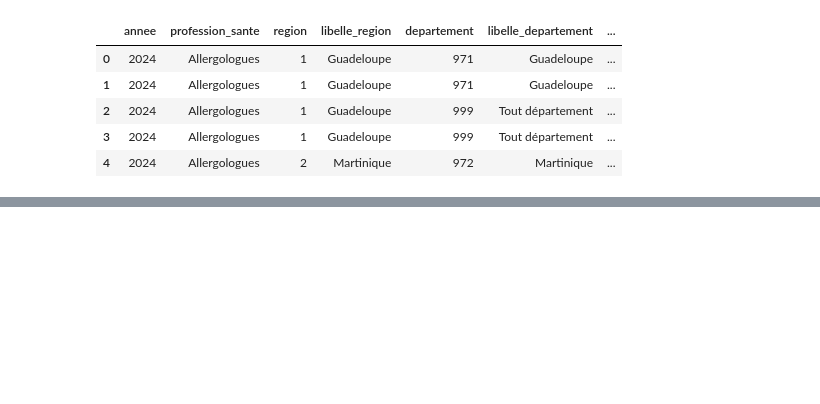
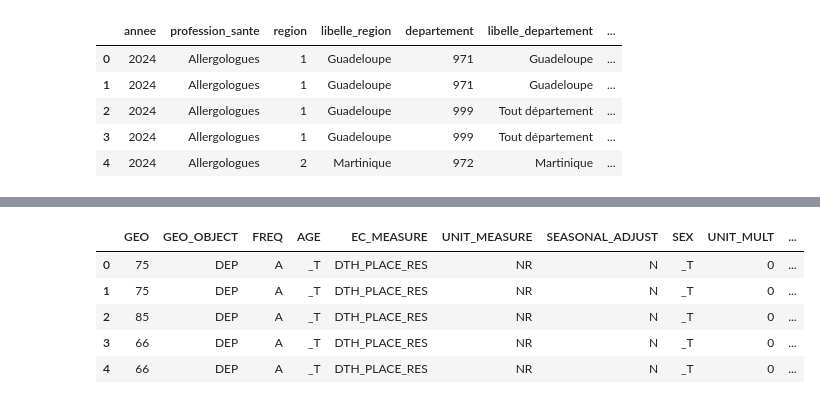
Before and after one commit to mariesibillini-hub/pfr_demomedecins, a Jupyter notebook: test.ipynb, the cells around one changed output, grey strips where cells are left out. Cells and saved outputs as stored; diff of their text form; code cells hidden in the pictures; blank space fills up the shorter version.

```diff
--- a/test.ipynb
+++ b/test.ipynb
@@ -69,0 +232,10 @@ ValueError: numeric_only accepts only Boolean values
+# %%
+df3 = pd.read_csv(r"C:\Users\USER\Desktop\Learning Data Analyst\DataRockStar\Projet Fil Rouge\mon_projet\data\DS_DECES_MORTALITE_SERIES_data.csv", sep=";")
+df3.head()
+# %% [output]
+|  | GEO | GEO_OBJECT | FREQ | AGE | EC_MEASURE | UNIT_MEASURE | SEASONAL_ADJUST | SEX | UNIT_MULT | ... |
+| 0 | 75 | DEP | A | _T | DTH_PLACE_RES | NR | N | _T | 0 | ... |
+| 1 | 75 | DEP | A | _T | DTH_PLACE_RES | NR | N | _T | 0 | ... |
+| 2 | 85 | DEP | A | _T | DTH_PLACE_RES | NR | N | _T | 0 | ... |
+| 3 | 66 | DEP | A | _T | DTH_PLACE_RES | NR | N | _T | 0 | ... |
+| 4 | 66 | DEP | A | _T | DTH_PLACE_RES | NR | N | _T | 0 | ... |
```
Also changed, not shown: parts of 27 cells of this notebook, 2 other files.
